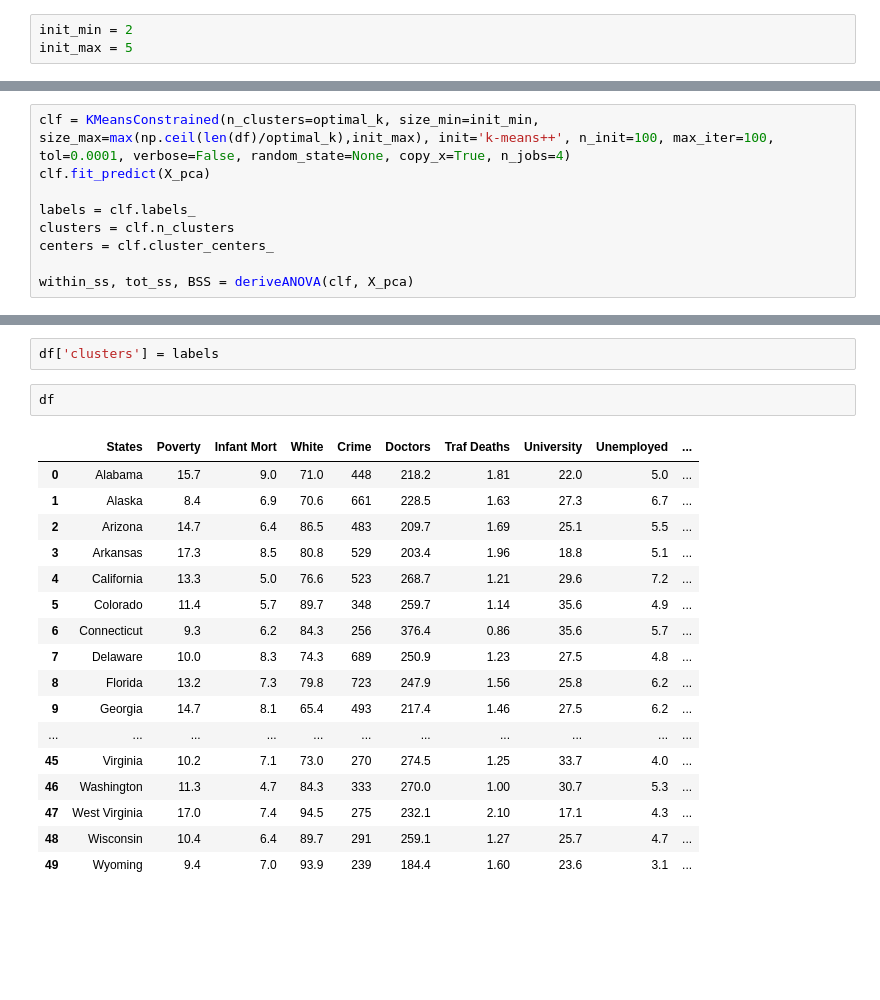
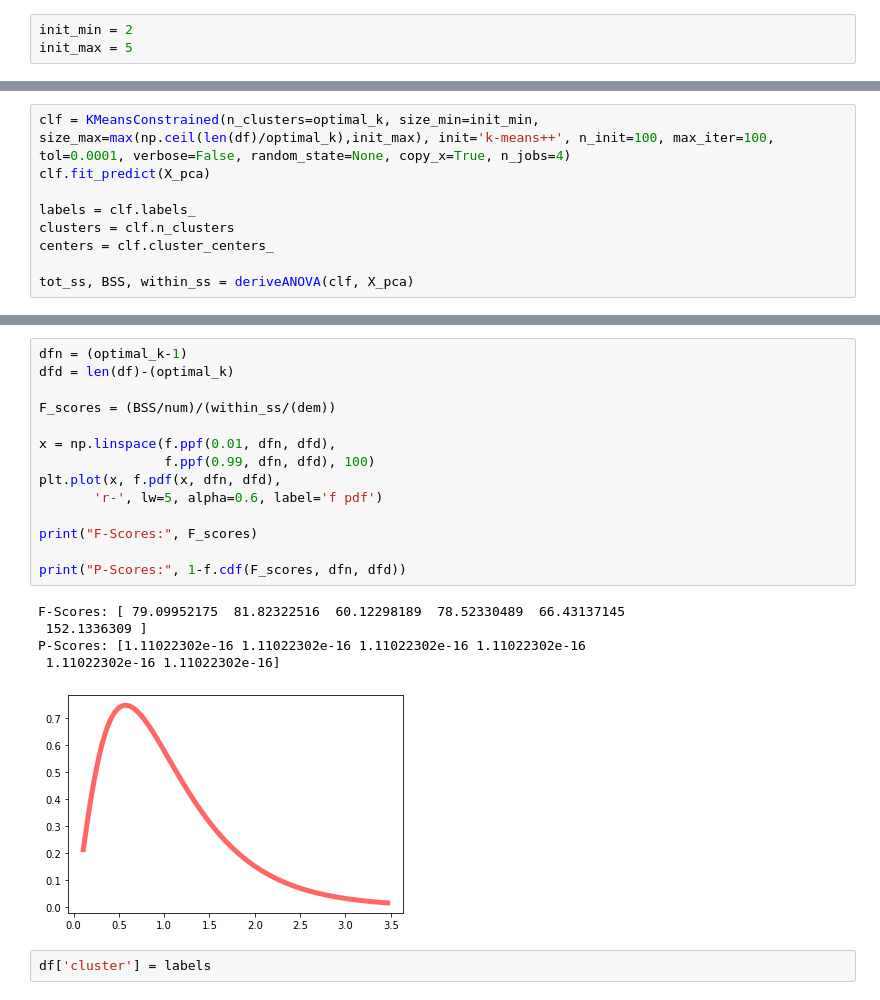
Before and after one commit to thistleknot/python-ml, a Jupyter notebook: code/minClusterSize.ipynb, the cells around one changed output, grey strips where cells are left out. Cells and saved outputs as stored; diff of their text form; blank space fills up the shorter version.

Commit message:
Update minClusterSize.ipynb
this is fire

ANOVA
p values

```diff
--- a/code/minClusterSize.ipynb
+++ b/code/minClusterSize.ipynb
@@ -122,5 +154,5 @@ labels = clf.labels_
 clusters = clf.n_clusters
 centers = clf.cluster_centers_
 
-within_ss, tot_ss, BSS = deriveANOVA(clf, X_pca)
+tot_ss, BSS, within_ss = deriveANOVA(clf, X_pca)
 # %% [output]
@@ -130,22 +162,22 @@ bss 299.8414624629896
+# %%
+dfn = (optimal_k-1)
+dfd = len(df)-(optimal_k)
+
+F_scores = (BSS/num)/(within_ss/(dem))
+
+x = np.linspace(f.ppf(0.01, dfn, dfd),
+                f.ppf(0.99, dfn, dfd), 100)
+plt.plot(x, f.pdf(x, dfn, dfd),
+       'r-', lw=5, alpha=0.6, label='f pdf')
+
+print("F-Scores:", F_scores)
+
+print("P-Scores:", 1-f.cdf(F_scores, dfn, dfd))
+# %% [output]
+F-Scores: [ 79.09952175  81.82322516  60.12298189  78.52330489  66.43137145
+ 152.1336309 ]
+P-Scores: [1.11022302e-16 1.11022302e-16 1.11022302e-16 1.11022302e-16
+ 1.11022302e-16 1.11022302e-16]
+[figure, added]
 # %%
-df['clusters'] = labels
+df['cluster'] = labels
-# %%
-df
-# %% [output]
-|  | States | Poverty | Infant Mort | White | Crime | Doctors | Traf Deaths | University | Unemployed | ... |
-| 0 | Alabama | 15.7 | 9.0 | 71.0 | 448 | 218.2 | 1.81 | 22.0 | 5.0 | ... |
-| 1 | Alaska | 8.4 | 6.9 | 70.6 | 661 | 228.5 | 1.63 | 27.3 | 6.7 | ... |
-| 2 | Arizona | 14.7 | 6.4 | 86.5 | 483 | 209.7 | 1.69 | 25.1 | 5.5 | ... |
-| 3 | Arkansas | 17.3 | 8.5 | 80.8 | 529 | 203.4 | 1.96 | 18.8 | 5.1 | ... |
-| 4 | California | 13.3 | 5.0 | 76.6 | 523 | 268.7 | 1.21 | 29.6 | 7.2 | ... |
-| 5 | Colorado | 11.4 | 5.7 | 89.7 | 348 | 259.7 | 1.14 | 35.6 | 4.9 | ... |
-| 6 | Connecticut | 9.3 | 6.2 | 84.3 | 256 | 376.4 | 0.86 | 35.6 | 5.7 | ... |
-| 7 | Delaware | 10.0 | 8.3 | 74.3 | 689 | 250.9 | 1.23 | 27.5 | 4.8 | ... |
-| 8 | Florida | 13.2 | 7.3 | 79.8 | 723 | 247.9 | 1.56 | 25.8 | 6.2 | ... |
-| 9 | Georgia | 14.7 | 8.1 | 65.4 | 493 | 217.4 | 1.46 | 27.5 | 6.2 | ... |
-| ... | ... | ... | ... | ... | ... | ... | ... | ... | ... | ... |
-| 45 | Virginia | 10.2 | 7.1 | 73.0 | 270 | 274.5 | 1.25 | 33.7 | 4.0 | ... |
-| 46 | Washington | 11.3 | 4.7 | 84.3 | 333 | 270.0 | 1.00 | 30.7 | 5.3 | ... |
-| 47 | West Virginia | 17.0 | 7.4 | 94.5 | 275 | 232.1 | 2.10 | 17.1 | 4.3 | ... |
-| 48 | Wisconsin | 10.4 | 6.4 | 89.7 | 291 | 259.1 | 1.27 | 25.7 | 4.7 | ... |
-| 49 | Wyoming | 9.4 | 7.0 | 93.9 | 239 | 184.4 | 1.60 | 23.6 | 3.1 | ... |
```
Also changed, not shown: parts of 9 cells of this notebook.
